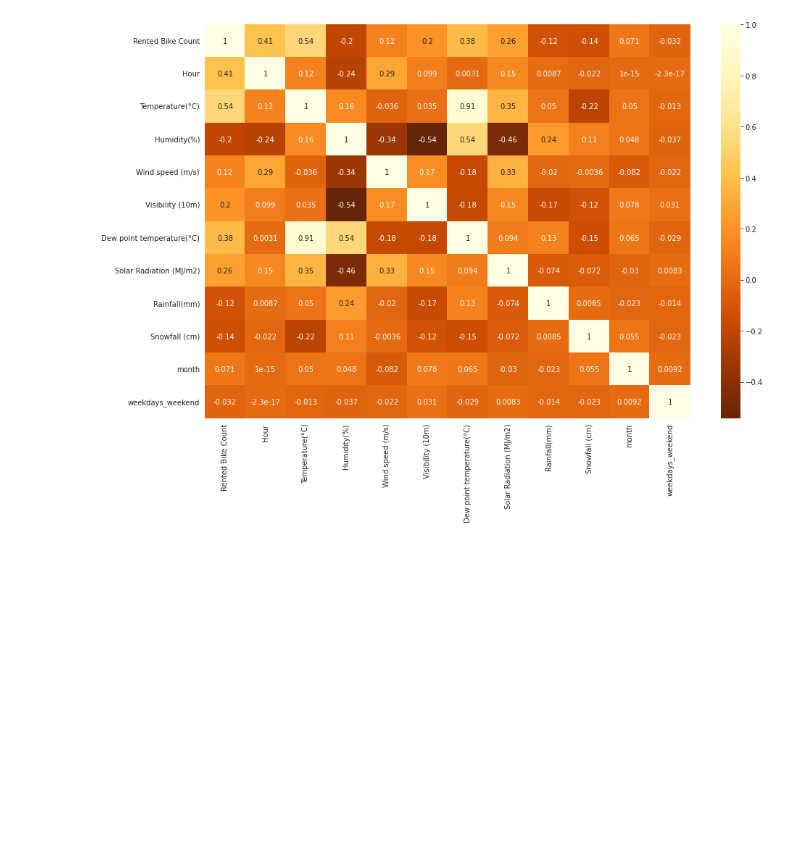
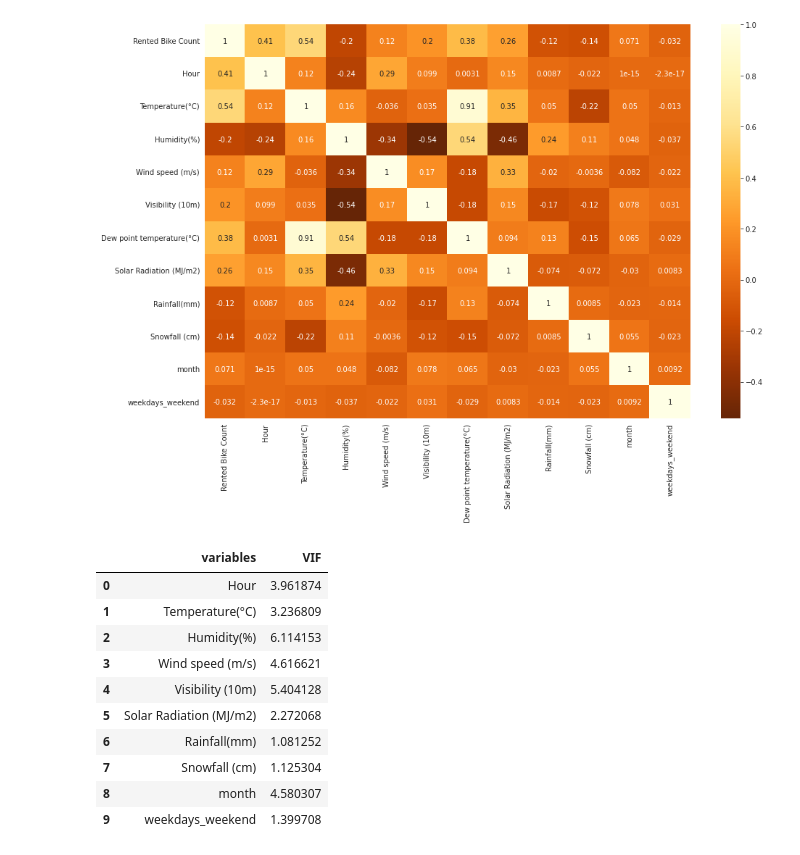
Before and after one commit to nikunjsonule/Bike-Sharing-Demand-Prediction, a Jupyter notebook: Bike_Sharing_Demand_Prediction_Capstone_Project.ipynb, the cells around one changed output. Drawn from its saved outputs; the diff is of its cells as text; code cells hidden in the pictures; blank space fills up the shorter version.

```diff
--- a/Bike_Sharing_Demand_Prediction_Capstone_Project.ipynb
+++ b/Bike_Sharing_Demand_Prediction_Capstone_Project.ipynb
@@ -185,3 +185,28 @@ sns.heatmap(bike_sharing_data.corr(),cmap='YlOrBr_r',annot=True)
 # %% [output]
 <matplotlib.axes._subplots.AxesSubplot at 0x...>
 [figure]
+# %%
+# Multicollinearity and calculating VIF
+
+from statsmodels.stats.outliers_influence import variance_inflation_factor
+def cal_vif(X):
+
+   vif = pd.DataFrame()
+   vif["variables"] = X.columns
+   vif["VIF"] = [variance_inflation_factor(X.values, i) for i in range(X.shape[1])]
+
+   return(vif)
+# %%
+cal_vif(bike_sharing_data[[i for i in bike_sharing_data.describe().columns if i not in ['Rented Bike Count','Dew point temperature(°C)'] ]])
+# %% [output]
+|  | variables | VIF |
+| 0 | Hour | 3.961874 |
+| 1 | Temperature(°C) | 3.236809 |
+| 2 | Humidity(%) | 6.114153 |
+| 3 | Wind speed (m/s) | 4.616621 |
+| 4 | Visibility (10m) | 5.404128 |
+| 5 | Solar Radiation (MJ/m2) | 2.272068 |
+| 6 | Rainfall(mm) | 1.081252 |
+| 7 | Snowfall (cm) | 1.125304 |
+| 8 | month | 4.580307 |
+| 9 | weekdays_weekend | 1.399708 |
```
Also changed, not shown: parts of 8 cells of this notebook.
